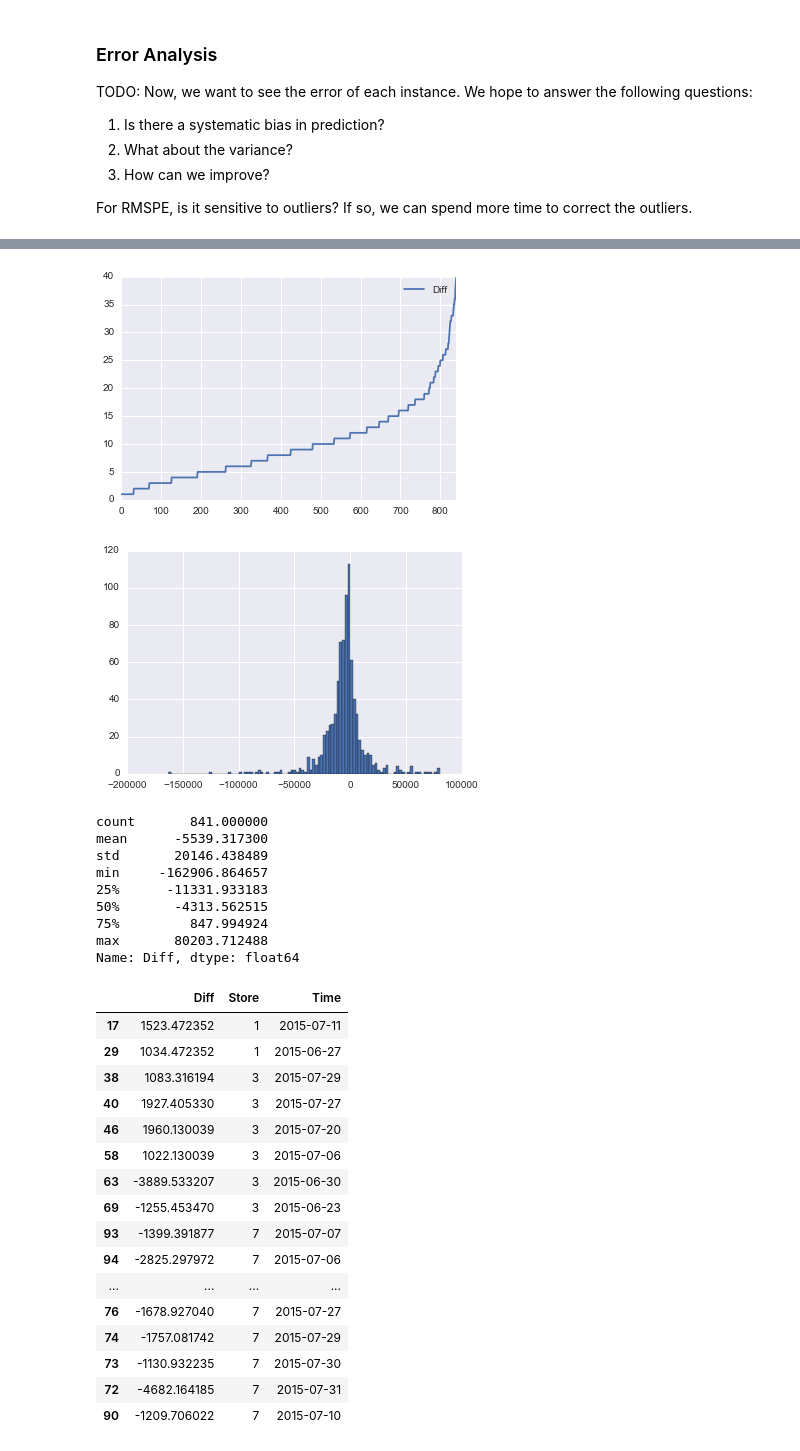
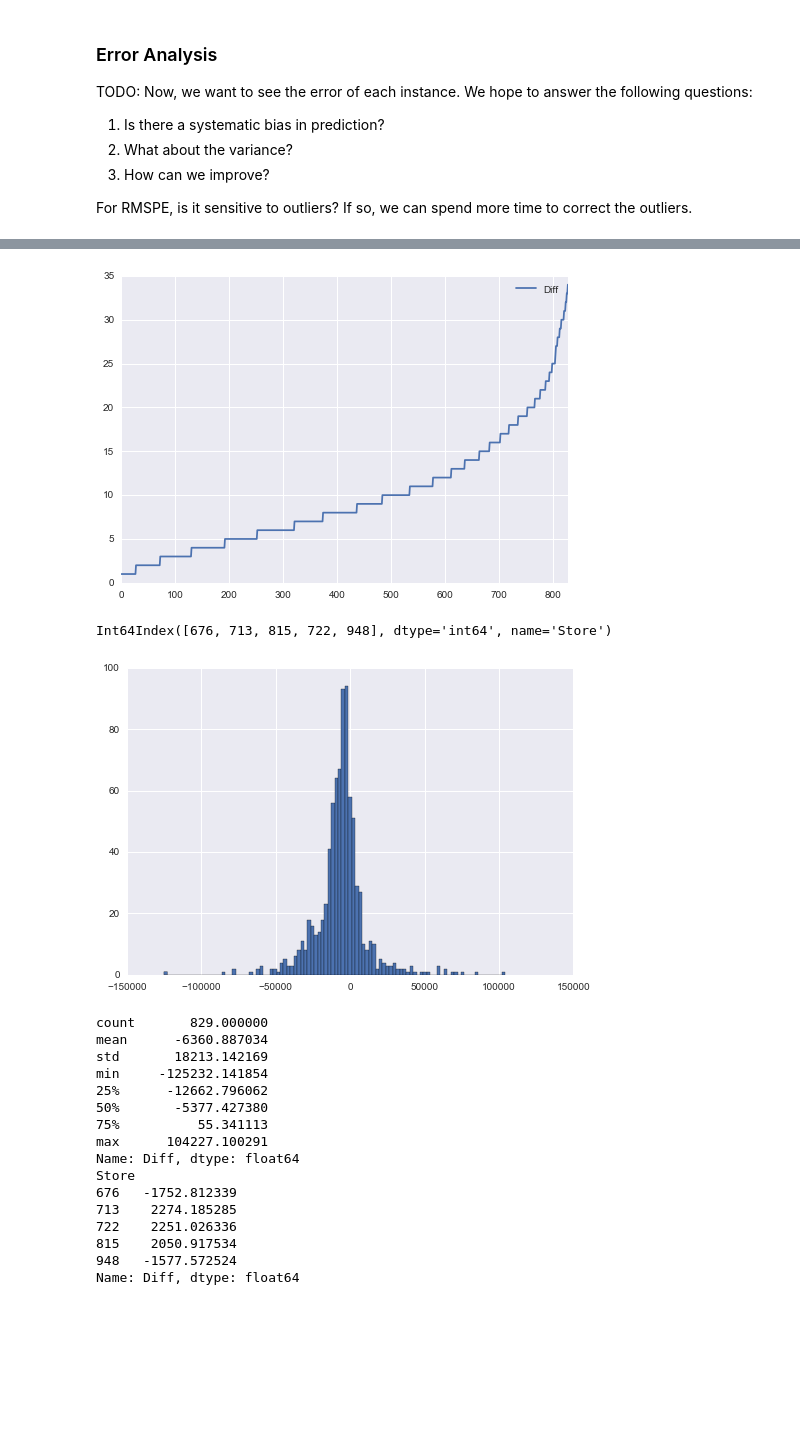
Before and after one commit to movingname/data-science-examples, a Jupyter notebook: rossmann-store-sales/Predict.ipynb, the cells around one changed output, grey strips where cells are left out. Saved outputs shown, nothing was run; the diff lists cells and outputs as text; code cells hidden in the pictures; blank space fills up the shorter version.

```diff
--- a/rossmann-store-sales/Predict.ipynb
+++ b/rossmann-store-sales/Predict.ipynb
@@ -19,6 +20,10 @@ from sklearn.naive_bayes import GaussianNB
 rossmann_df  = pd.read_csv("input/train.csv")
 store_df     = pd.read_csv("input/store.csv")
 test_df      = pd.read_csv("input/test.csv")
+
+
+useMonthDummies = False
+
 
 # Map string features to integers
 # This map function is very convienient
@@ -39,16 +44,18 @@ test_df.rename(columns={"Date":"Time"}, inplace=True)
 rossmann_df['Date'] = rossmann_df['Time'].apply(lambda x: (str(x)[:7]))
 test_df['Date']     = test_df['Time'].apply(lambda x: (str(x)[:7]))
 
-rossmann_df["Sales"] = np.log(rossmann_df["Sales"])
-
 # Notice that test_df has only year=2015, and months 8 & 9
 
-# rossmann_df = rossmann_df.loc[rossmann_df["Month"].isin([7,8,9])]
+#rossmann_df = rossmann_df.loc[rossmann_df["Month"].isin([7,8,9])]
 
 # drop Year and Month
 # rossmann_df.drop(["Year", "Month"], axis=1, inplace=True)
 # test_df.drop(["Year", "Month"], axis=1, inplace=True)
 
+if useMonthDummies:
+    month_dummies_rossmann  = pd.get_dummies(rossmann_df['Month'], prefix='Month')
+    #month_dummies_rossmann.drop(['Day_7'], axis=1, inplace=True)
+    rossmann_df = rossmann_df.join(month_dummies_rossmann)
 
 # Create dummy varibales for DayOfWeek
 # Why not directly use the value? I think the point is that DayOfWeek is a categorical value.
@@ -213,6 +246,7 @@ TODO: Now, we want to see the error of each instance. We hope to answer the foll
 For RMSPE, is it sensitive to outliers? If so, we can spend more time to correct the outliers.
 # %%
 
+# Focus on large prediction errors.
 diff_df = _diff_df.loc[abs(_diff_df["Diff"]) > 1000]
 
 # Show error distribution
@@ -222,12 +256,8 @@ diff_df.sort_values(by = ["Diff"]).plot(x = diff_df.index, y = "Diff")
 # One effect of this line is to generate a unique figure
 plt.show()
 
-# Show large predictions
-# display(diff_df.loc[abs(diff_df["Diff"]) > 1000])
-
 # TODO: We can see that most predictions are pretty good. But there are some extremely large errors.
 # Can we find out them?
-
 
 # We want to see the count of large errors for each store
 # From the result, we can see that most stores have 36 large errors!
@@ -237,6 +267,11 @@ diff_df.groupby("Store").count().sort_values(by = ["Diff"]).plot(x = np.arange(0
 # This makes sure that the figure is shown in this position.
 plt.show()
 
+# Stores with most large errors
+
+topErrorStores = diff_df.groupby("Store").count().sort_values(by = ["Diff"], ascending = False).index[0:5]
+
+print(topErrorStores)
 
 # We now get the sum of errors for each store. We want to see if there is a systematic prediction bias.
 # From the results, seems that there is a slight shifts to the left.
@@ -252,5 +287,7 @@ print(store_sum.describe())
 # We look at the errors of some stores
 # We can see that store 7 is always negative (underestimated)
 # In the exploration note, it seems that store 7 will have
-display(diff_df.sort_values(by = ["Store"]).loc[diff_df["Store"].isin([1,2,3,4,5,6,7])])
+#display(diff_df.sort_values(by = ["Store"]).loc[diff_df["Store"].isin([676])])
+
+print(diff_df.loc[diff_df["Store"].isin(topErrorStores)].groupby(["Store"])["Diff"].mean())
 # %% [output]
@@ -258,31 +295,22 @@ display(diff_df.sort_values(by = ["Store"]).loc[diff_df["Store"].isin([1,2,3,4,5
-[figure, old version]
+[figure, new version]
+Int64Index([676, 713, 815, 722, 948], dtype='int64', name='Store')
-[figure, old version]
+[figure, new version]
-count       841.000000
-mean      -5539.317300
-std       20146.438489
-min     -162906.864657
-25%      -11331.933183
-50%       -4313.562515
-75%         847.994924
-max       80203.712488
-Name: Diff, dtype: float64
-|  | Diff | Store | Time |
-| 17 | 1523.472352 | 1 | 2015-07-11 |
-| 29 | 1034.472352 | 1 | 2015-06-27 |
-| 38 | 1083.316194 | 3 | 2015-07-29 |
-| 40 | 1927.405330 | 3 | 2015-07-27 |
-| 46 | 1960.130039 | 3 | 2015-07-20 |
-| 58 | 1022.130039 | 3 | 2015-07-06 |
-| 63 | -3889.533207 | 3 | 2015-06-30 |
-| 69 | -1255.453470 | 3 | 2015-06-23 |
-| 93 | -1399.391877 | 7 | 2015-07-07 |
-| 94 | -2825.297972 | 7 | 2015-07-06 |
-| ... | ... | ... | ... |
-| 76 | -1678.927040 | 7 | 2015-07-27 |
-| 74 | -1757.081742 | 7 | 2015-07-29 |
-| 73 | -1130.932235 | 7 | 2015-07-30 |
-| 72 | -4682.164185 | 7 | 2015-07-31 |
-| 90 | -1209.706022 | 7 | 2015-07-10 |
+count       829.000000
+mean      -6360.887034
+std       18213.142169
+min     -125232.141854
+25%      -12662.796062
+50%       -5377.427380
+75%          55.341113
+max      104227.100291
+Name: Diff, dtype: float64
+Store
+676   -1752.812339
+713    2274.185285
+722    2251.026336
+815    2050.917534
+948   -1577.572524
+Name: Diff, dtype: float64
 # %%
 # Loop through each store,
 # train the model using the data of current store, and predict it's sales values.
```
Also changed, not shown: parts of 5 cells of this notebook, 2 other files.
